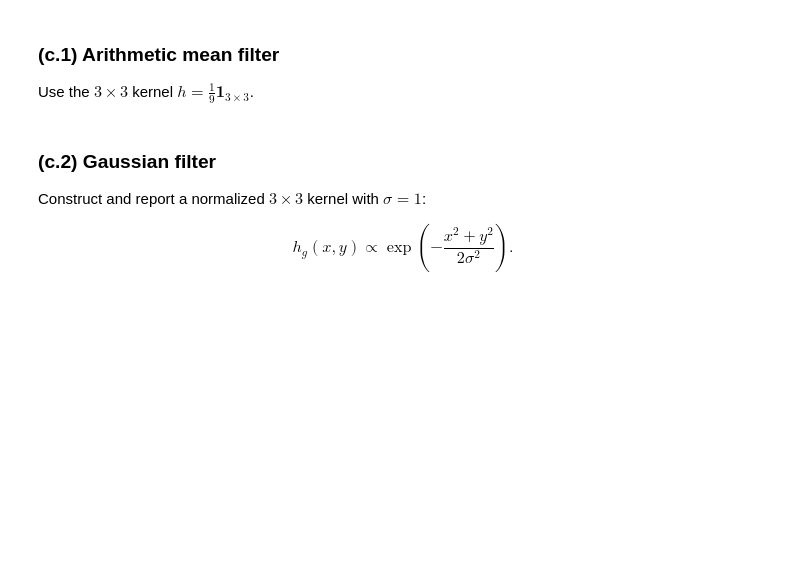
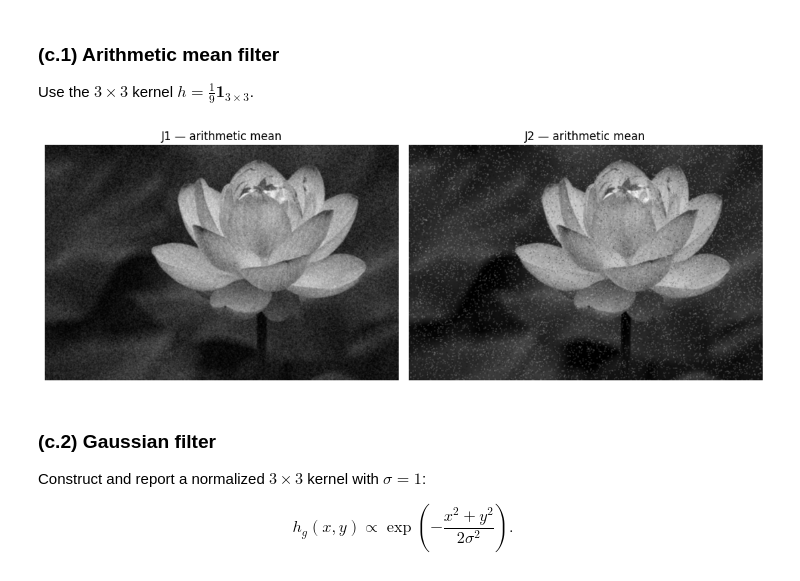
Before and after one commit to kyle-nguyennn/ml-stats-lab, a Jupyter notebook: fda/lab2/Q3_convolution_denoising.ipynb, the cells around one changed output. Cells and saved outputs as stored; diff of their text form; code cells hidden in the pictures; blank space fills up the shorter version.

```diff
--- a/fda/lab2/Q3_convolution_denoising.ipynb
+++ b/fda/lab2/Q3_convolution_denoising.ipynb
@@ -125,10 +131,11 @@ Use the $3\times3$ kernel $h=\frac{1}{9}\mathbf{1}_{3\times3}$.
 # %%
 filtered = {"J1": {}, "J2": {}}
 mean_kernel = np.ones((3, 3), dtype=float) / 9
 for name, noisy in (("J1", J1), ("J2", J2)):
     filtered[name]["Arithmetic mean"] = np.clip(my_imfilter(noisy, mean_kernel), 0, 255)
-show_pair(filtered["J1"]["Arithmetic mean"], filtered["J2"]["Arithmetic mean"],
-          "J1 — arithmetic mean", "J2 — arithmetic mean")
+show_pair(filtered["J1"]["Arithmetic mean"], filtered["J2"]["Arithmetic mean"], "J1 — arithmetic mean", "J2 — arithmetic mean")
+# %% [output]
+[figure, added]
 # %% [markdown]
 ### (c.2) Gaussian filter
 
```
Also changed, not shown: parts of 18 cells of this notebook, 1 other file.
